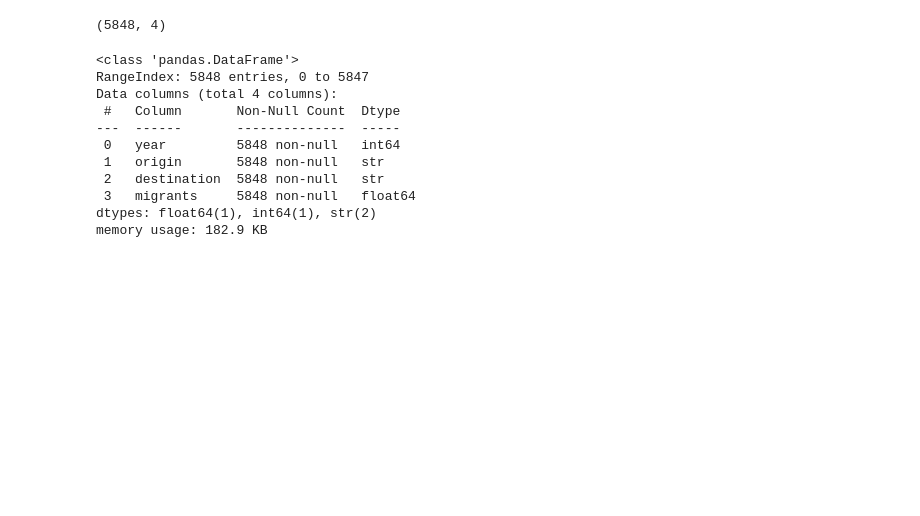
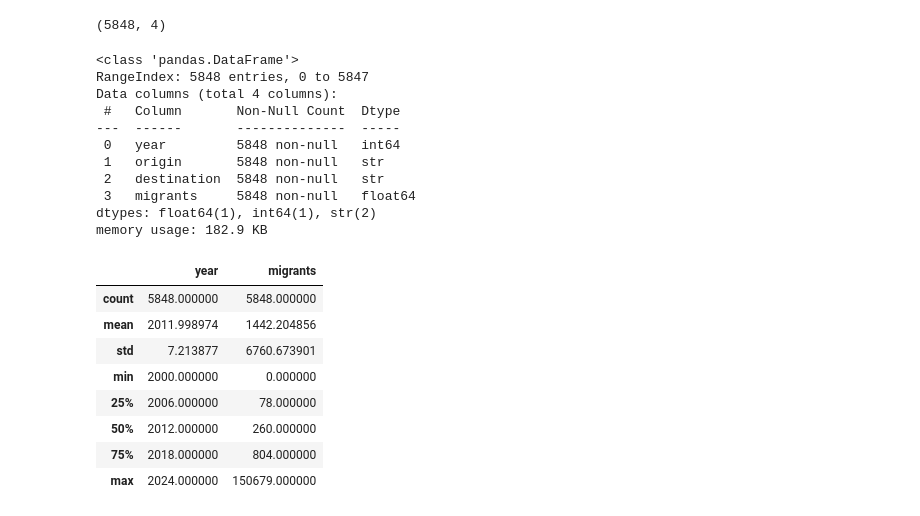
Before and after one commit to andronix82/german-migration-analysis, a Jupyter notebook: notebooks/03_migration_network.ipynb, the cells around one changed output. Cells and saved outputs as stored; diff of their text form; code cells hidden in the pictures; blank space fills up the shorter version.

```diff
--- a/notebooks/03_migration_network.ipynb
+++ b/notebooks/03_migration_network.ipynb
@@ -50,3 +59,15 @@ Data columns (total 4 columns):
  3   migrants     5848 non-null   float64
 dtypes: float64(1), int64(1), str(2)
 memory usage: 182.9 KB
+# %%
+df_network.describe()
+# %% [output]
+|  | year | migrants |
+| count | 5848.000000 | 5848.000000 |
+| mean | 2011.998974 | 1442.204856 |
+| std | 7.213877 | 6760.673901 |
+| min | 2000.000000 | 0.000000 |
+| 25% | 2006.000000 | 78.000000 |
+| 50% | 2012.000000 | 260.000000 |
+| 75% | 2018.000000 | 804.000000 |
+| max | 2024.000000 | 150679.000000 |
```
Also changed, not shown: parts of 11 cells of this notebook, 10 other files.
